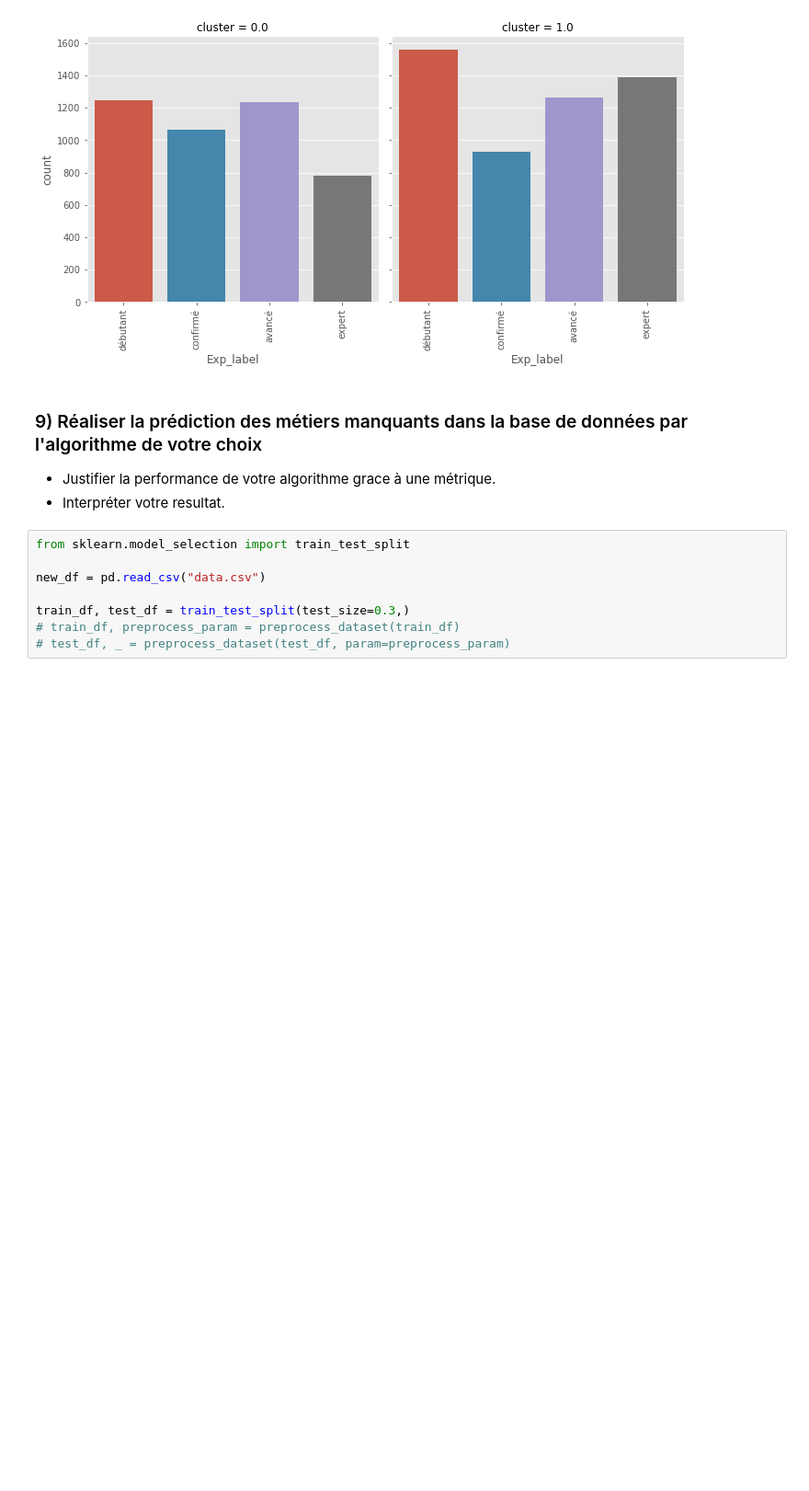
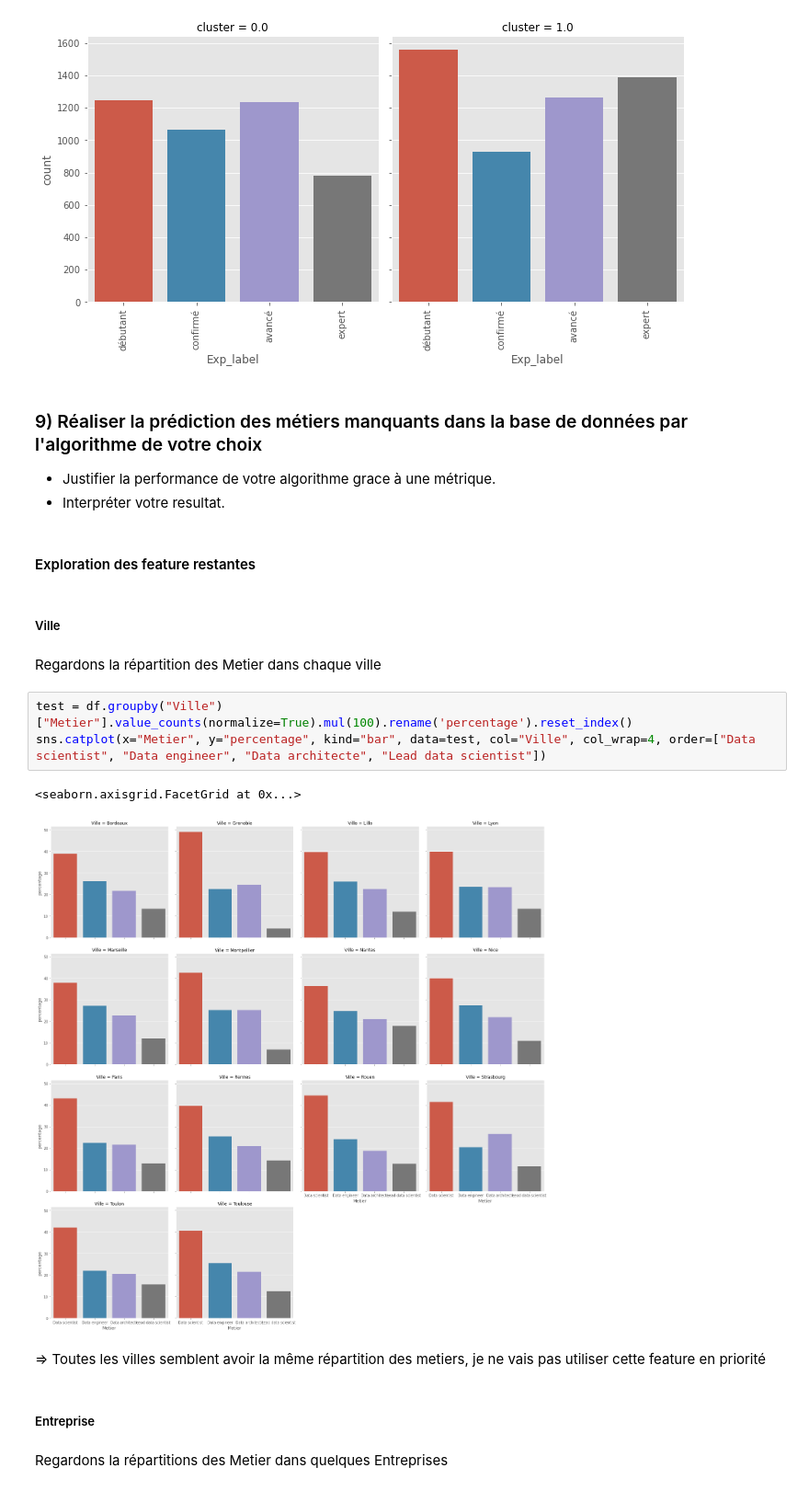
Before and after one commit to FlorianMuller/test-aquila, a Jupyter notebook: Test_Technique_ML.ipynb, the cells around one changed output. Shown: that part at 92% size. Drawn from its saved outputs; the diff is of its cells as text; blank space fills up the shorter version.

```diff
--- a/Test_Technique_ML.ipynb
+++ b/Test_Technique_ML.ipynb
@@ -576,11 +575,21 @@ plt.show()
 ### 9) Réaliser la prédiction des métiers manquants dans la base de données par l'algorithme de votre choix
 -  Justifier la performance de votre algorithme grace à une métrique.
 -  Interpréter votre resultat.
-# %%
-from sklearn.model_selection import train_test_split
-
-new_df = pd.read_csv("data.csv")
-
-train_df, test_df = train_test_split(test_size=0.3,)
-# train_df, preprocess_param = preprocess_dataset(train_df)
-# test_df, _ = preprocess_dataset(test_df, param=preprocess_param)
+# %% [markdown]
+#### Exploration des feature restantes
+# %% [markdown]
+##### Ville
+# %% [markdown]
+Regardons la répartition des Metier dans chaque ville
+# %%
+test = df.groupby("Ville")["Metier"].value_counts(normalize=True).mul(100).rename('percentage').reset_index()
+sns.catplot(x="Metier", y="percentage", kind="bar", data=test, col="Ville", col_wrap=4, order=["Data scientist", "Data engineer", "Data architecte", "Lead data scientist"])
+# %% [output]
+<seaborn.axisgrid.FacetGrid at 0x...>
+[figure, added]
+# %% [markdown]
+=> Toutes les villes semblent avoir la même répartition des metiers, je ne vais pas utiliser cette feature en priorité
+# %% [markdown]
+##### Entreprise
+# %% [markdown]
+Regardons la répartitions des Metier dans quelques Entreprises
```
Also changed, not shown: parts of 20 cells of this notebook.
